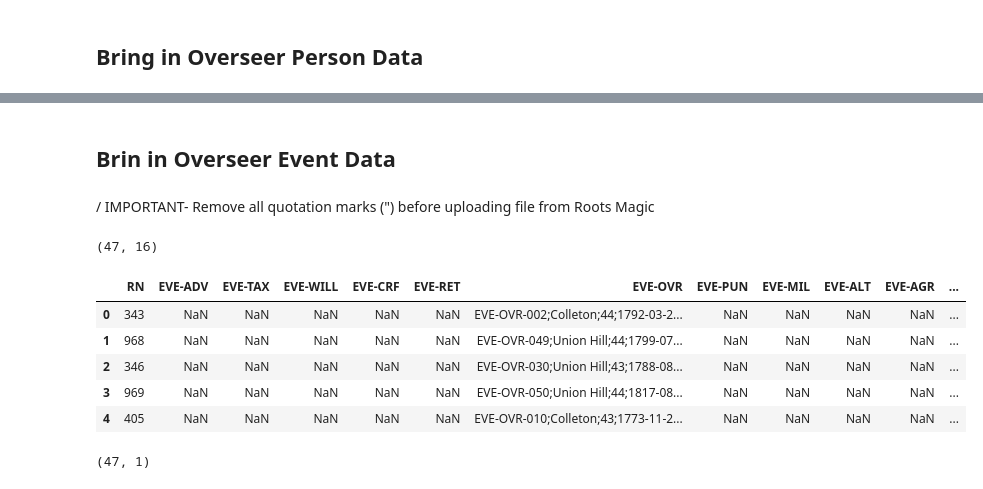
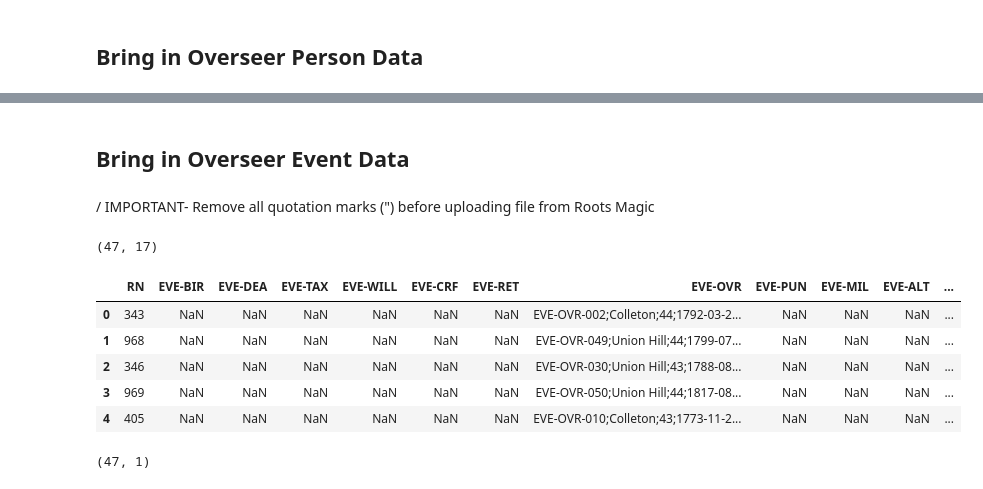
Before and after one commit to turtlek/CabellFamSociety, a Jupyter notebook: EnslavedData_UnionHill.ipynb, the cells around one changed output, grey strips where cells are left out. Drawn from its saved outputs; the diff is of its cells as text; code cells hidden in the pictures.

```diff
--- a/EnslavedData_UnionHill.ipynb
+++ b/EnslavedData_UnionHill.ipynb
@@ -754,25 +958,25 @@ OVperson.loc[:, "Child7"] = "0"
 OVperson.loc[:, "Child8"] = "0"
 OVperson.loc[:, "Spouse2"] = "0"
 # %% [markdown]
-## Brin in Overseer Event Data
+## Bring in Overseer Event Data
 # %% [markdown]
 / IMPORTANT- Remove all quotation marks (") before uploading file from Roots Magic
 # %%
 #import the Masterfile CSV to work with and a column for "order"
-file = "OVEventData_01192024.csv"
+file = "OVEventData_01262024.csv"
 OVevents = pd.read_csv(file)
 OVevents = trim_all_columns(OVevents)
 
 print(OVevents.shape)
 OVevents.head()
 # %% [output]
-(47, 16)
+(47, 17)
-|  | RN | EVE-ADV | EVE-TAX | EVE-WILL | EVE-CRF | EVE-RET | EVE-OVR | EVE-PUN | EVE-MIL | EVE-ALT | EVE-AGR | ... |
-| 0 | 343 | NaN | NaN | NaN | NaN | NaN | EVE-OVR-002;Colleton;44;1792-03-2... | NaN | NaN | NaN | NaN | ... |
-| 1 | 968 | NaN | NaN | NaN | NaN | NaN | EVE-OVR-049;Union Hill;44;1799-07... | NaN | NaN | NaN | NaN | ... |
-| 2 | 346 | NaN | NaN | NaN | NaN | NaN | EVE-OVR-030;Union Hill;43;1788-08... | NaN | NaN | NaN | NaN | ... |
-| 3 | 969 | NaN | NaN | NaN | NaN | NaN | EVE-OVR-050;Union Hill;44;1817-08... | NaN | NaN | NaN | NaN | ... |
-| 4 | 405 | NaN | NaN | NaN | NaN | NaN | EVE-OVR-010;Colleton;43;1773-11-2... | NaN | NaN | NaN | NaN | ... |
+|  | RN | EVE-BIR | EVE-DEA | EVE-TAX | EVE-WILL | EVE-CRF | EVE-RET | EVE-OVR | EVE-PUN | EVE-MIL | EVE-ALT | ... |
+| 0 | 343 | NaN | NaN | NaN | NaN | NaN | NaN | EVE-OVR-002;Colleton;44;1792-03-2... | NaN | NaN | NaN | ... |
+| 1 | 968 | NaN | NaN | NaN | NaN | NaN | NaN | EVE-OVR-049;Union Hill;44;1799-07... | NaN | NaN | NaN | ... |
+| 2 | 346 | NaN | NaN | NaN | NaN | NaN | NaN | EVE-OVR-030;Union Hill;43;1788-08... | NaN | NaN | NaN | ... |
+| 3 | 969 | NaN | NaN | NaN | NaN | NaN | NaN | EVE-OVR-050;Union Hill;44;1817-08... | NaN | NaN | NaN | ... |
+| 4 | 405 | NaN | NaN | NaN | NaN | NaN | NaN | EVE-OVR-010;Colleton;43;1773-11-2... | NaN | NaN | NaN | ... |
 # %%
 OVevents = pd.wide_to_long(OVevents, stubnames='EVE',i='RN', j='type',sep='-', suffix= '\D+')#text suffixes
 OVevents= OVevents.reset_index().drop(columns={'type'}).sort_values('RN').set_index('RN').dropna()
```
Also changed, not shown: parts of 127 cells of this notebook.
